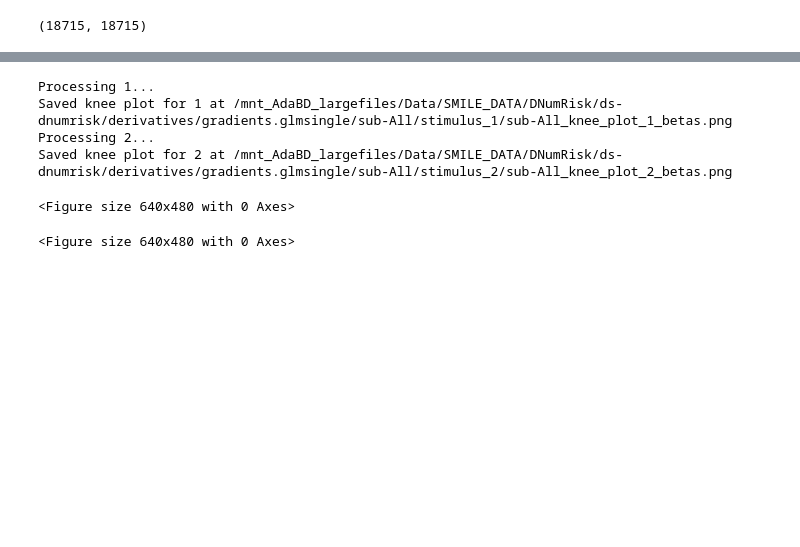
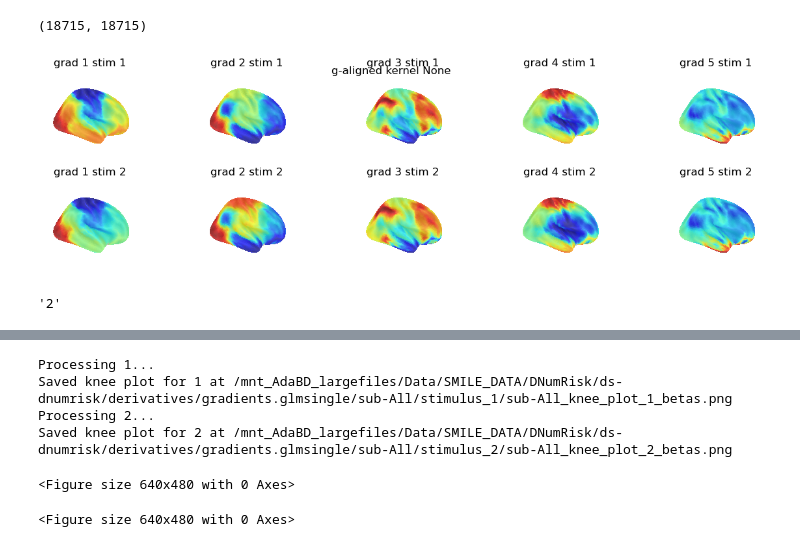
Before and after one commit to mrenke/parietal_patterns, a Jupyter notebook: sophie/average_gradient_glmsingle.ipynb, the cells around one changed output, grey strips where cells are left out. Drawn from its saved outputs; the diff is of its cells as text; code cells hidden in the pictures; blank space fills up the shorter version.

```diff
--- a/sophie/average_gradient_glmsingle.ipynb
+++ b/sophie/average_gradient_glmsingle.ipynb
@@ -174,3 +309,50 @@ finished stimulus_2: gradients generated
 av_cm.shape
 # %% [output]
 (18715, 18715)
+# %%
+bids_folder_matrices = '/mnt_AdaBD_largefiles/Data/SMILE_DATA/DNumRisk/ds-numrisk'
+
+specification = '' # align_spec = '_align-procrustes'
+
+sub = 'All'
+stimuli = ['1', '2']
+#group = '0'
+spec = 'g-aligned'  #    gradients
+kernel = 'None' # normalized_angle
+
+grad = {'1': [],
+        '2': []}
+
+for stim in stimuli:
+    target_dir = op.join(bids_folder_matrices, 'derivatives', 'gradients.glmsingle', f'sub-{sub}', f'stimulus_{stim}') #,
+
+    grad[stim] = np.load(op.join(target_dir,f'sub-{sub}_{spec}_space-fsaverag5_n10{specification}_stimulus_{stim}_betas_kernel_{kernel}.npy')) # _group-{group}
+# %%
+# plotting gradients
+
+import nilearn.plotting as nplt
+import matplotlib.pyplot as plt
+from  nilearn.datasets import fetch_surf_fsaverage
+fsaverage = fetch_surf_fsaverage() # default 5
+
+side_view = 'medial'
+cmap = 'jet'
+n_comp = 5
+
+figure, axes = plt.subplots(nrows=2, ncols=n_comp,figsize = (15,4), subplot_kw=dict(projection='3d'))
+
+for j, stim in enumerate(stimuli):
+    for i in range(0,n_comp):
+        gm = np.split(grad[stim][i],2) # for i, hemi in enumerate([‘L’, ‘R’]): --> left first
+        gm_r = gm[1]
+        nplt.plot_surf(surf_mesh= fsaverage.infl_right, surf_map= gm_r, # infl_right # pial_right
+                    view= side_view,cmap=cmap, colorbar=False,  # sub-{sub}, title=f’grad {i+1}‘,
+                    bg_map=fsaverage.sulc_right, bg_on_data=True,darkness=0.7 ,axes=axes[j, i]) #
+        axes[j, i].set(title=f'grad {i+1} stim {stim}')
+    figure.suptitle(f'{spec} kernel {kernel}', y=0.9)
+# %% [output]
+[figure, added]
+# %%
+stim
+# %% [output]
+'2'
```
Also changed, not shown: parts of 26 cells of this notebook, 5 other files.
